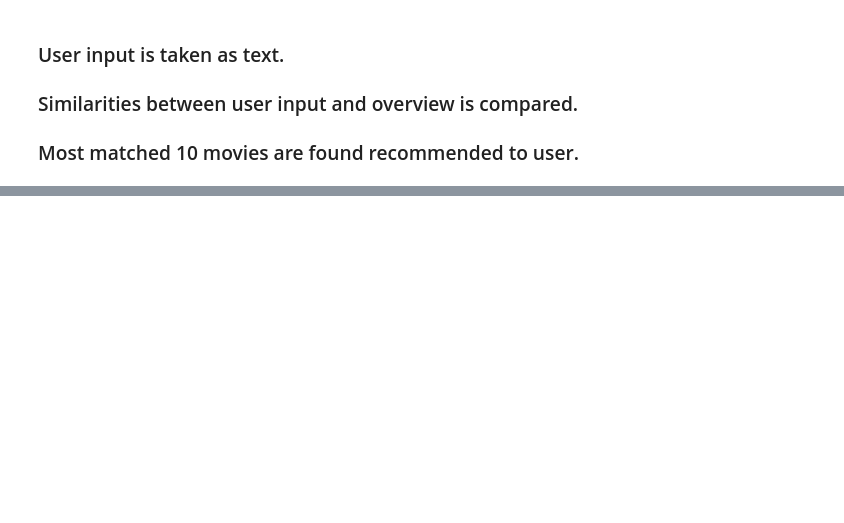
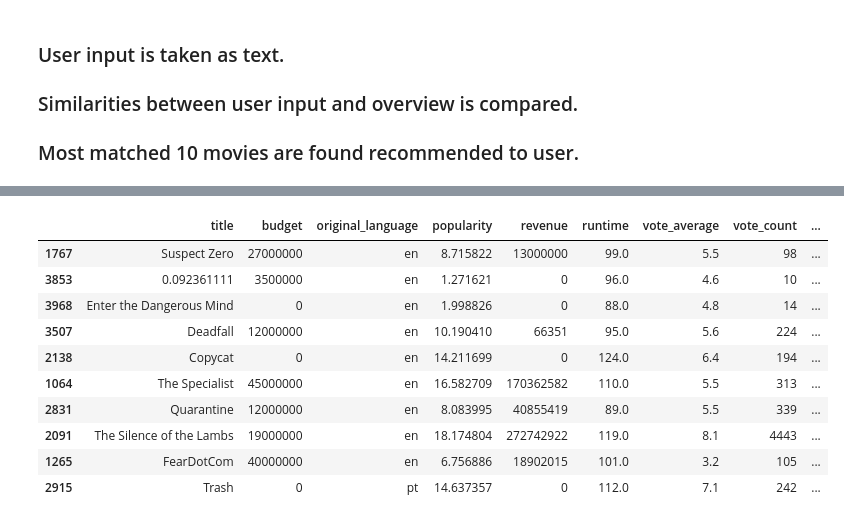
Before and after one commit to doruktopcu/MoviesRecommenderSystemProject, a Jupyter notebook: movie-recommender.ipynb, the cells around one changed output, grey strips where cells are left out. Saved outputs shown, nothing was run; the diff lists cells and outputs as text; code cells hidden in the pictures; blank space fills up the shorter version.

```diff
--- a/movie-recommender.ipynb
+++ b/movie-recommender.ipynb
@@ -234,0 +405,16 @@ movies_clean.head(2)
+# %%
+user_input_recommender(movies_clean, min_vote_avg = 6,
+user_input="A scray thriller with killers and victims."
+).head(10)
+# %% [output]
+|  | title | budget | original_language | popularity | revenue | runtime | vote_average | vote_count | ... |
+| 1767 | Suspect Zero | 27000000 | en | 8.715822 | 13000000 | 99.0 | 5.5 | 98 | ... |
+| 3853 | 0.092361111 | 3500000 | en | 1.271621 | 0 | 96.0 | 4.6 | 10 | ... |
+| 3968 | Enter the Dangerous Mind | 0 | en | 1.998826 | 0 | 88.0 | 4.8 | 14 | ... |
+| 3507 | Deadfall | 12000000 | en | 10.190410 | 66351 | 95.0 | 5.6 | 224 | ... |
+| 2138 | Copycat | 0 | en | 14.211699 | 0 | 124.0 | 6.4 | 194 | ... |
+| 1064 | The Specialist | 45000000 | en | 16.582709 | 170362582 | 110.0 | 5.5 | 313 | ... |
+| 2831 | Quarantine | 12000000 | en | 8.083995 | 40855419 | 89.0 | 5.5 | 339 | ... |
+| 2091 | The Silence of the Lambs | 19000000 | en | 18.174804 | 272742922 | 119.0 | 8.1 | 4443 | ... |
+| 1265 | FearDotCom | 40000000 | en | 6.756886 | 18902015 | 101.0 | 3.2 | 105 | ... |
+| 2915 | Trash | 0 | pt | 14.637357 | 0 | 112.0 | 7.1 | 242 | ... |
```
Also changed, not shown: parts of 15 cells of this notebook.
